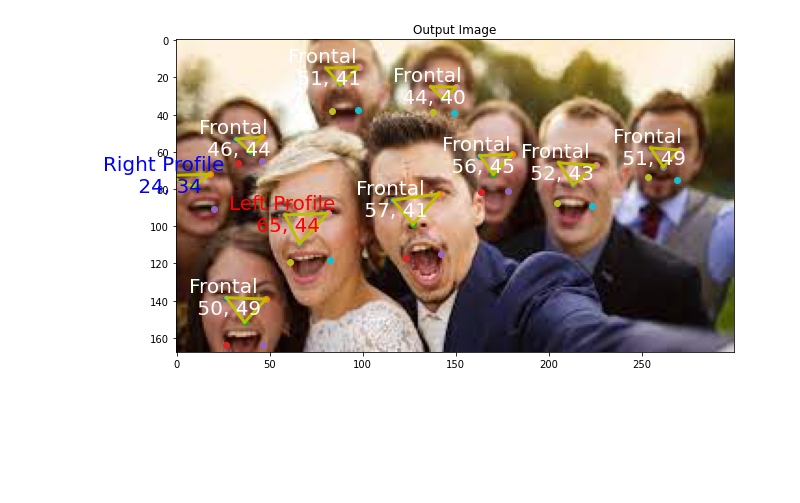
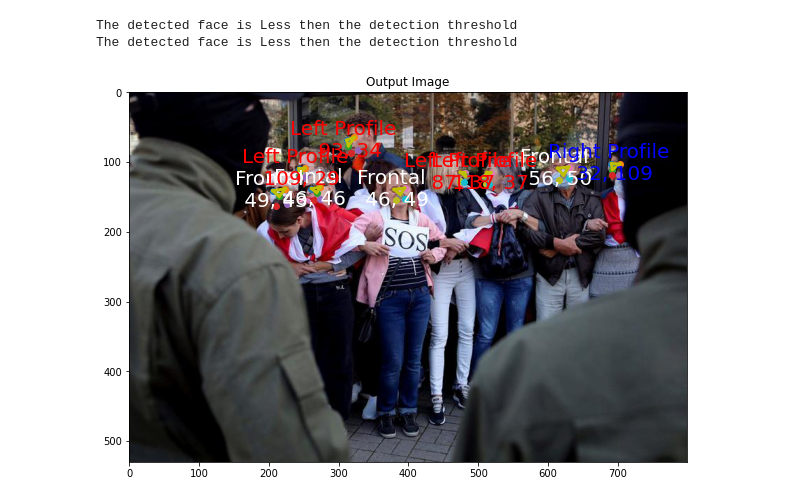
Before and after one commit to nawafalageel/Side-Profile-Detection, a Jupyter notebook: Notebooks/FacePoseDetection.ipynb, the cells around one changed output. Saved outputs shown, nothing was run; the diff lists cells and outputs as text; code cells hidden in the pictures; blank space fills up the shorter version.

Commit message:
Update - plot multiple faces with their angles

```diff
--- a/Notebooks/FacePoseDetection.ipynb
+++ b/Notebooks/FacePoseDetection.ipynb
@@ -86,7 +86,9 @@ def predFacePose(imgaePath):
         else:
             print('No face detected in the image')
     visualize(im, landmarks_, angle_R_List, angle_L_List, predLabelList)
-# %%
-predFacePose("/Users/nawafalageel/Desktop/Conf/DraftImages/people.jpeg")
-# %% [output]
-[figure, removed]
+# %%
+predFacePose("/Users/nawafalageel/Downloads/EiWh9kWXkAIodL5.jpg")
+# %% [output]
+The detected face is Less then the detection threshold
+The detected face is Less then the detection threshold
+[figure, added]
```
Also changed, not shown: 2 other files.
